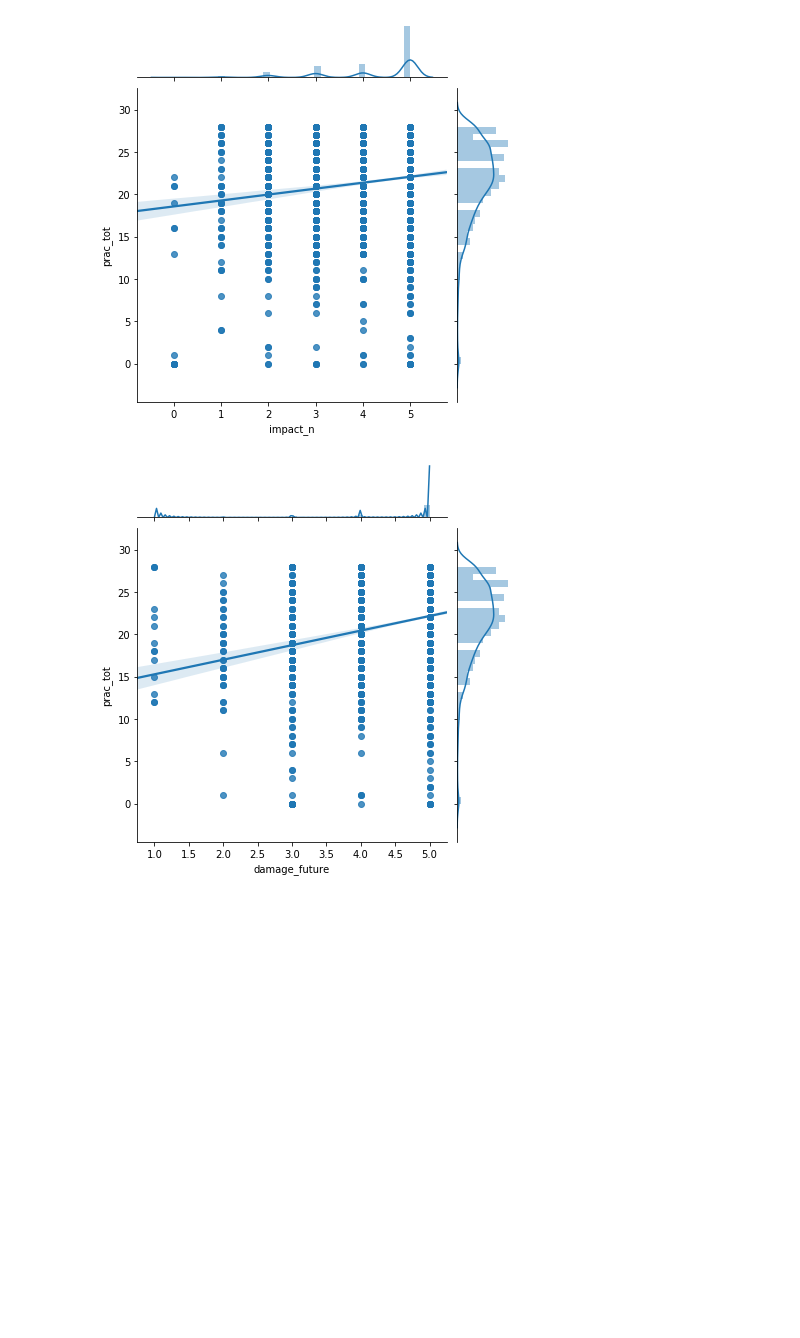
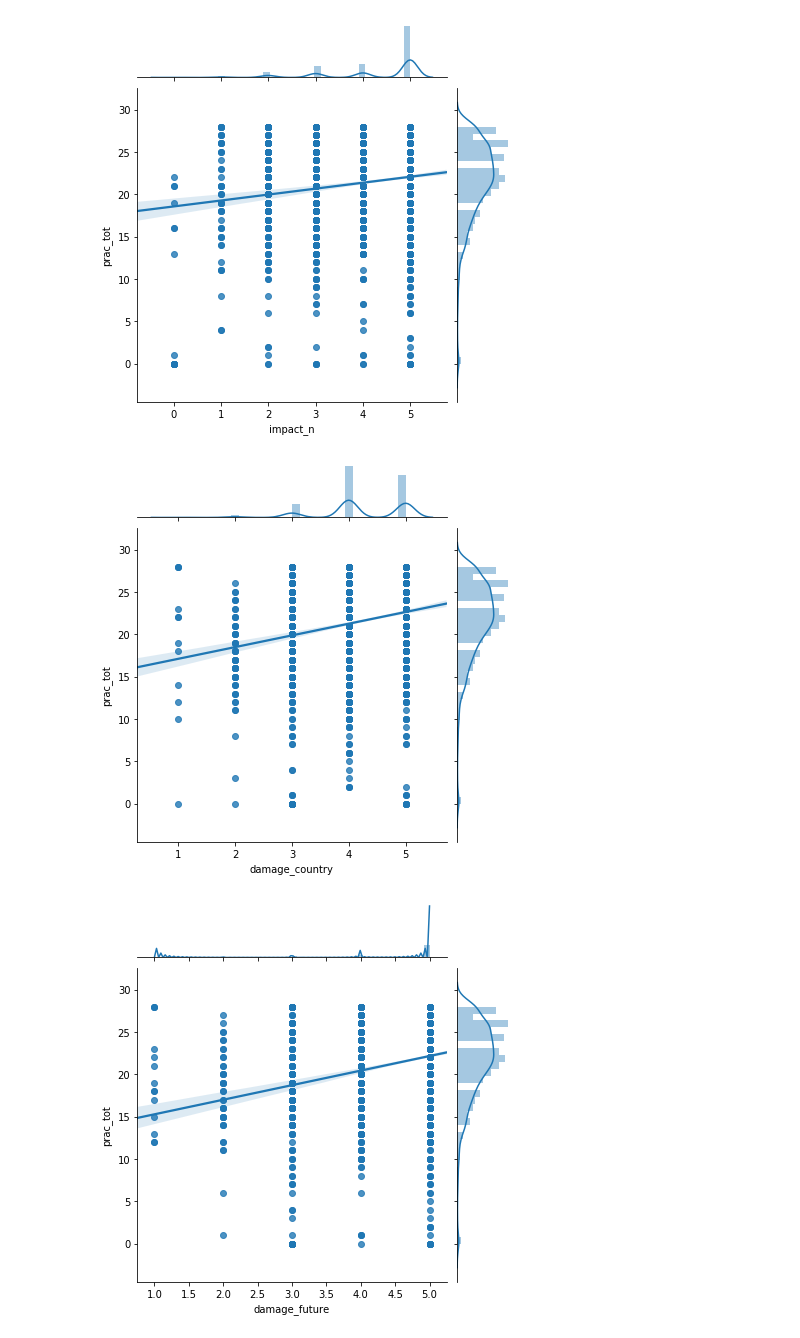
Before and after one commit to mindud1330/climate_data, a Jupyter notebook: climate_2023_basic_visualization.ipynb, the cells around one changed output. Drawn from its saved outputs; the diff is of its cells as text; code cells hidden in the pictures; blank space fills up the shorter version.

```diff
--- a/climate_2023_basic_visualization.ipynb
+++ b/climate_2023_basic_visualization.ipynb
@@ -34,6 +38,11 @@ sns.jointplot(x='impact_n', y='prac_tot', data=df, kind='reg')
 plt.show()
 # %% [output]
 [figure]
+# %%
+sns.jointplot(x='damage_country', y='prac_tot', data=df, kind='reg')
+plt.show()
+# %% [output]
+[figure, added]
 # %%
 sns.jointplot(x='damage_future', y='prac_tot', data=df, kind='reg')
 plt.show()
```
Also changed, not shown: parts of 8 cells of this notebook, 2 other files.
